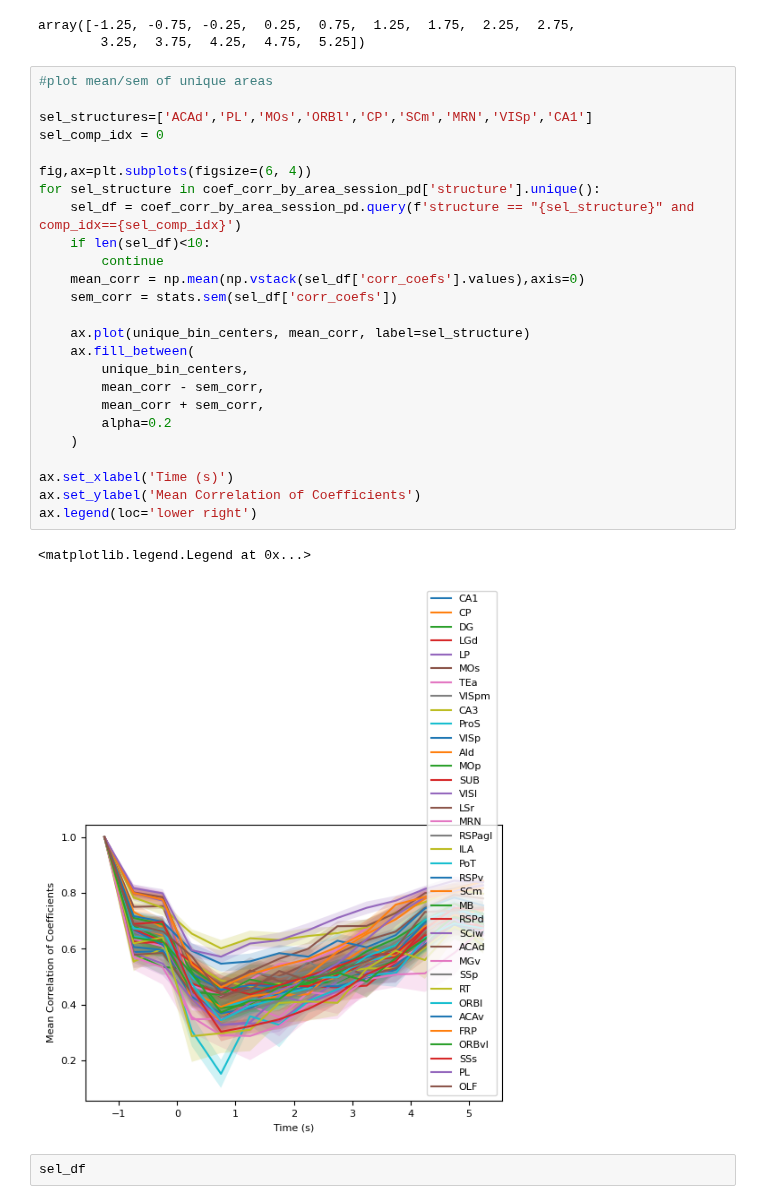
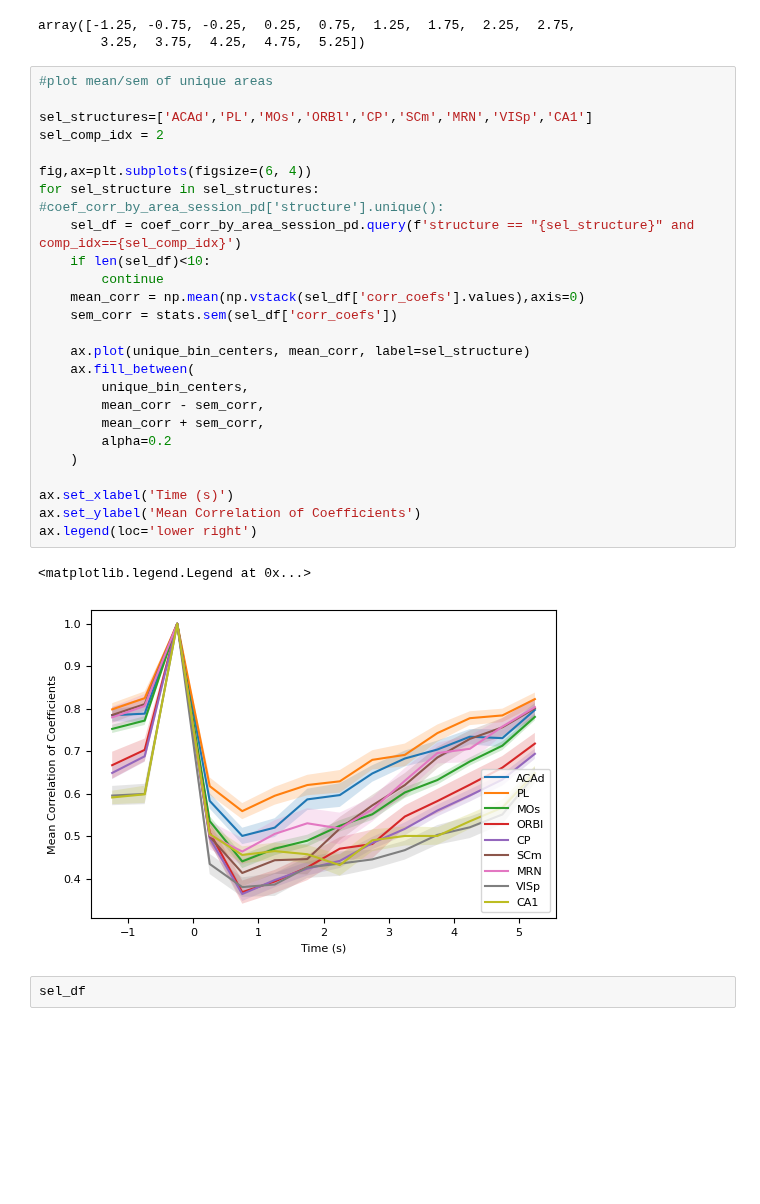
Before and after one commit to AllenInstitute/dynamic_routing_analysis, a Jupyter notebook: notebooks/compute_decoder_coef_correlation_across_timebins.ipynb, the cells around one changed output. Drawn from its saved outputs; the diff is of its cells as text; blank space fills up the shorter version.

```diff
--- a/notebooks/compute_decoder_coef_correlation_across_timebins.ipynb
+++ b/notebooks/compute_decoder_coef_correlation_across_timebins.ipynb
@@ -258,31 +258,31 @@ array([-1.25, -0.75, -0.25,  0.25,  0.75,  1.25,  1.75,  2.25,  2.75,
 # %%
 #plot mean/sem of unique areas
 
 sel_structures=['ACAd','PL','MOs','ORBl','CP','SCm','MRN','VISp','CA1']
-sel_comp_idx = 0
+sel_comp_idx = 2
 
 fig,ax=plt.subplots(figsize=(6, 4))
-for sel_structure in coef_corr_by_area_session_pd['structure'].unique():
+for sel_structure in sel_structures: #coef_corr_by_area_session_pd['structure'].unique():
     sel_df = coef_corr_by_area_session_pd.query(f'structure == "{sel_structure}" and comp_idx=={sel_comp_idx}')
     if len(sel_df)<10:
         continue
     mean_corr = np.mean(np.vstack(sel_df['corr_coefs'].values),axis=0)
     sem_corr = stats.sem(sel_df['corr_coefs'])
 
     ax.plot(unique_bin_centers, mean_corr, label=sel_structure)
     ax.fill_between(
         unique_bin_centers,
         mean_corr - sem_corr,
         mean_corr + sem_corr,
         alpha=0.2
     )
 
 ax.set_xlabel('Time (s)')
 ax.set_ylabel('Mean Correlation of Coefficients')
 ax.legend(loc='lower right')
 # %% [output]
 <matplotlib.legend.Legend at 0x...>
-[figure, old version]
+[figure, new version]
 # %%
 sel_df
 # %% [output]
```
Also changed, not shown: 3 other files.
